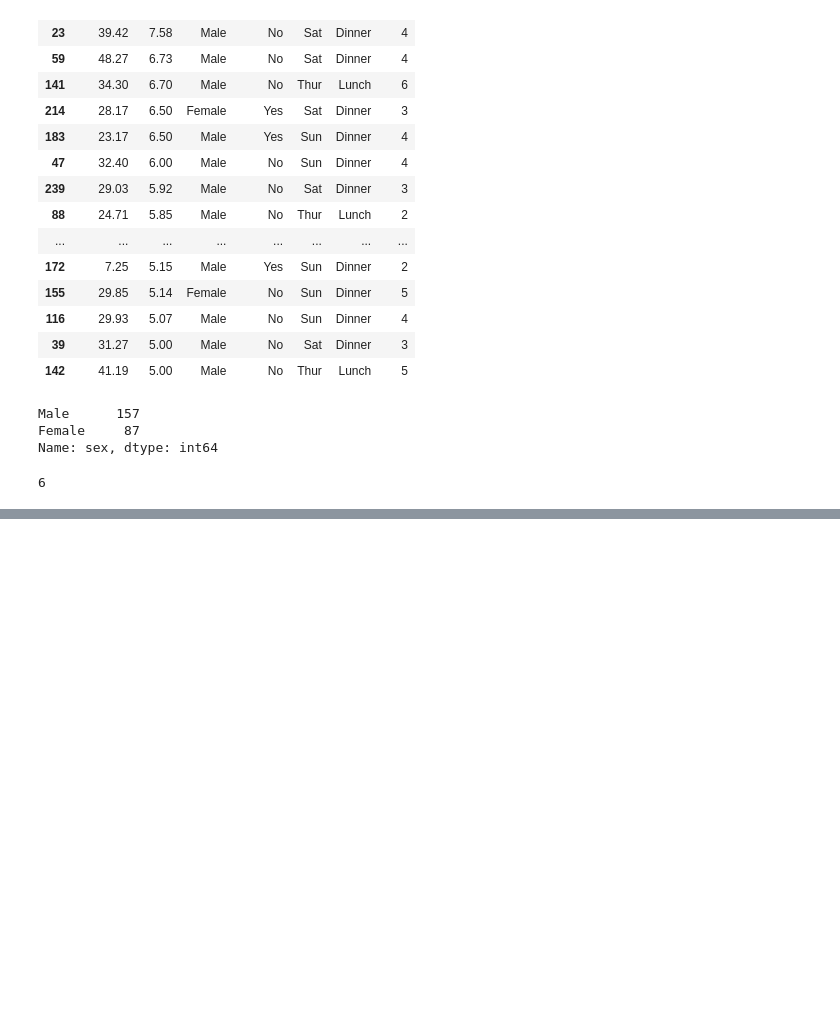
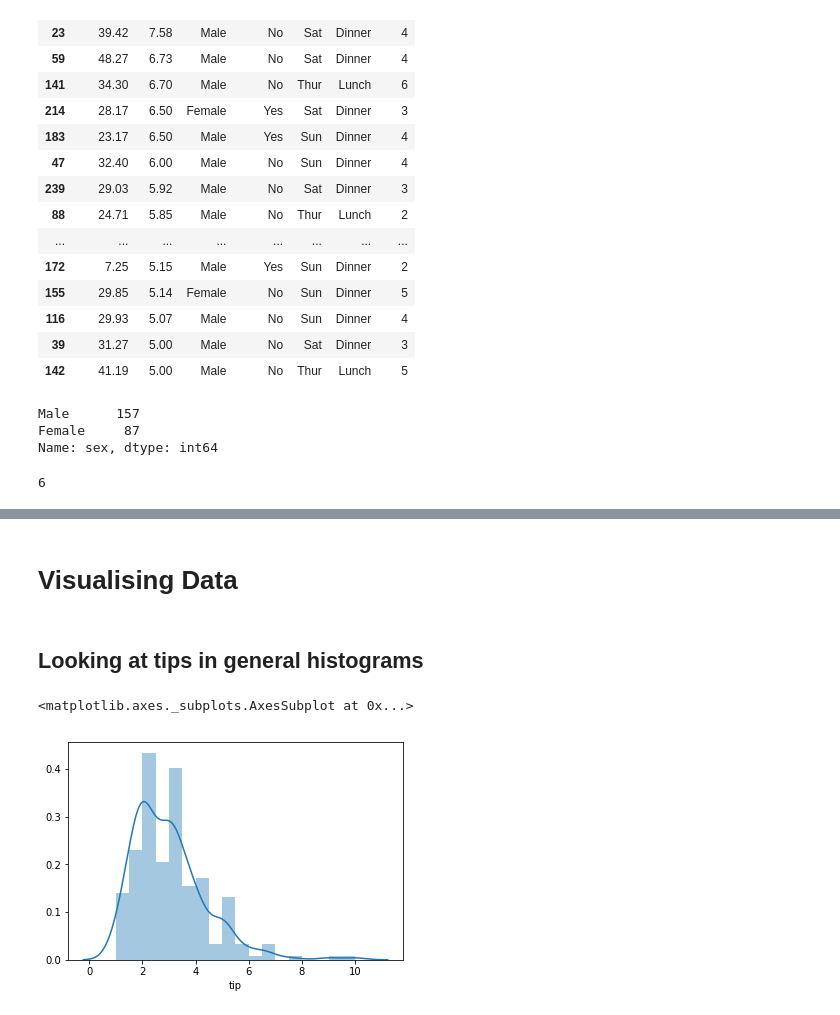
Before and after one commit to zoecahill1/fundamentals-project, a Jupyter notebook: tips-dataset.ipynb, the cells around one changed output, grey strips where cells are left out. Drawn from its saved outputs; the diff is of its cells as text; code cells hidden in the pictures; blank space fills up the shorter version.

Commit message:
added some plots

```diff
--- a/tips-dataset.ipynb
+++ b/tips-dataset.ipynb
@@ -116,0 +201,9 @@ tips["size"].nunique()
+# %% [markdown]
+# Visualising Data
+# %% [markdown]
+## Looking at tips in general histograms
+# %%
+sns.distplot(tips["tip"])
+# %% [output]
+<matplotlib.axes._subplots.AxesSubplot at 0x...>
+[figure, added]
```
Also changed, not shown: parts of 33 cells of this notebook.
